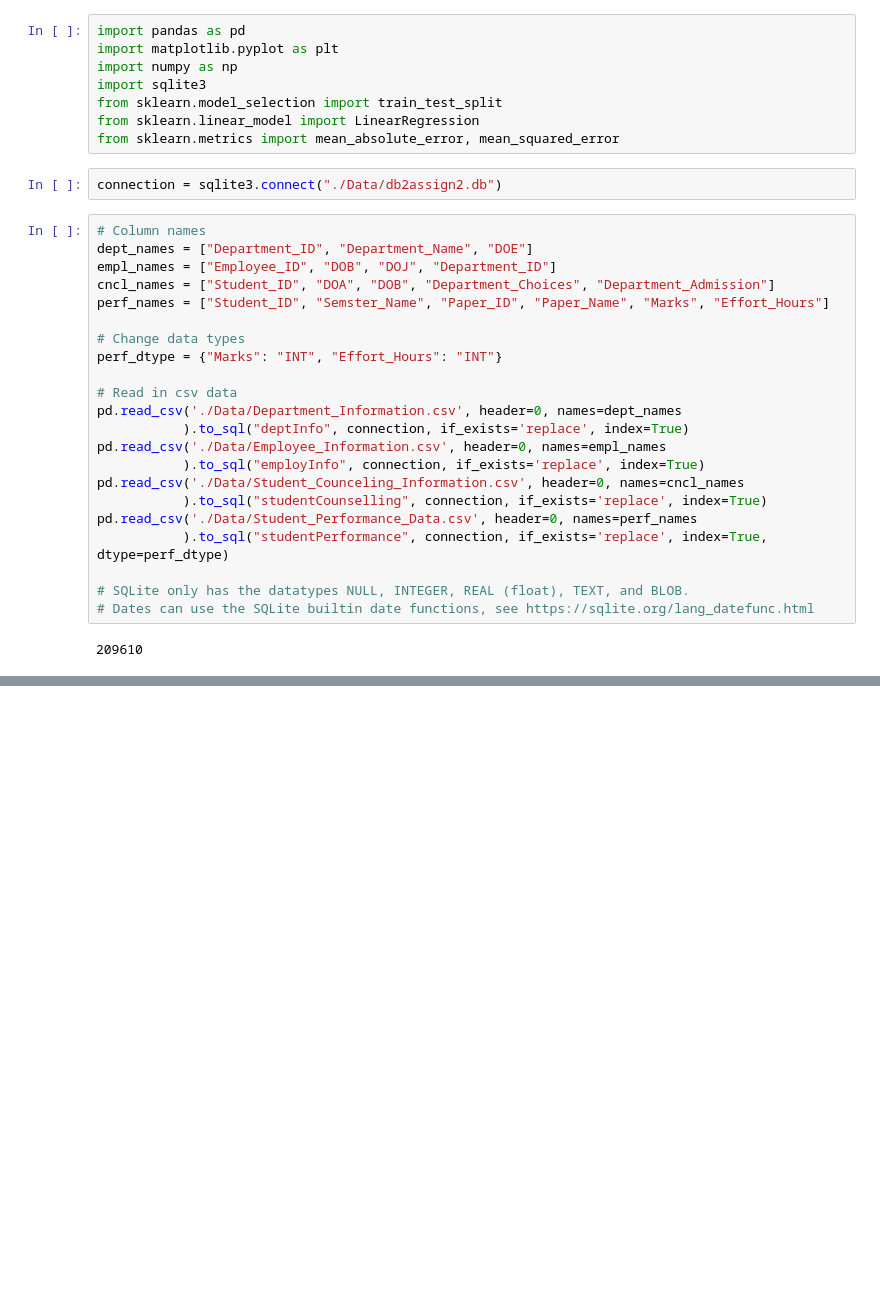
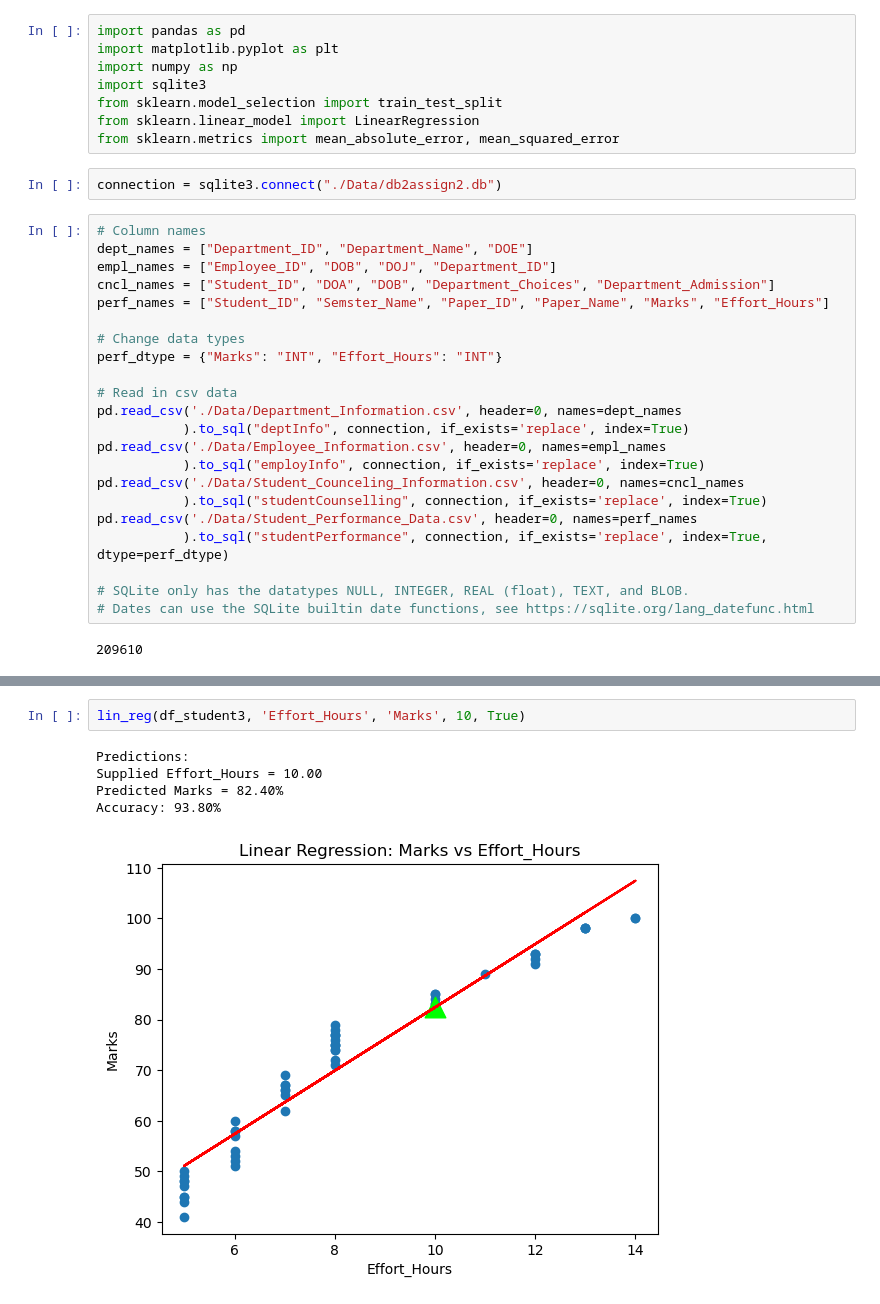
Before and after one commit to jbeau085/DB2-assign2, a Jupyter notebook: DB-Assign2.ipynb, the cells around one changed output, grey strips where cells are left out. Cells and saved outputs as stored; diff of their text form; blank space fills up the shorter version.

```diff
--- a/DB-Assign2.ipynb
+++ b/DB-Assign2.ipynb
@@ -162,0 +232,8 @@ Accuracy: 92.06%
+# %%
+lin_reg(df_student3, 'Effort_Hours', 'Marks', 10, True)
+# %% [output]
+Predictions:
+Supplied Effort_Hours = 10.00
+Predicted Marks = 82.40%
+Accuracy: 93.80%
+[figure, added]
```
Also changed, not shown: parts of 12 cells of this notebook.
